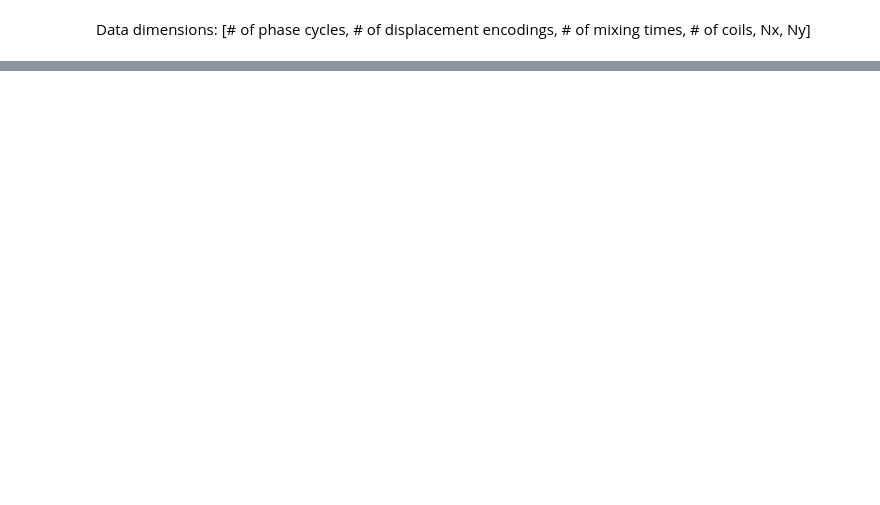
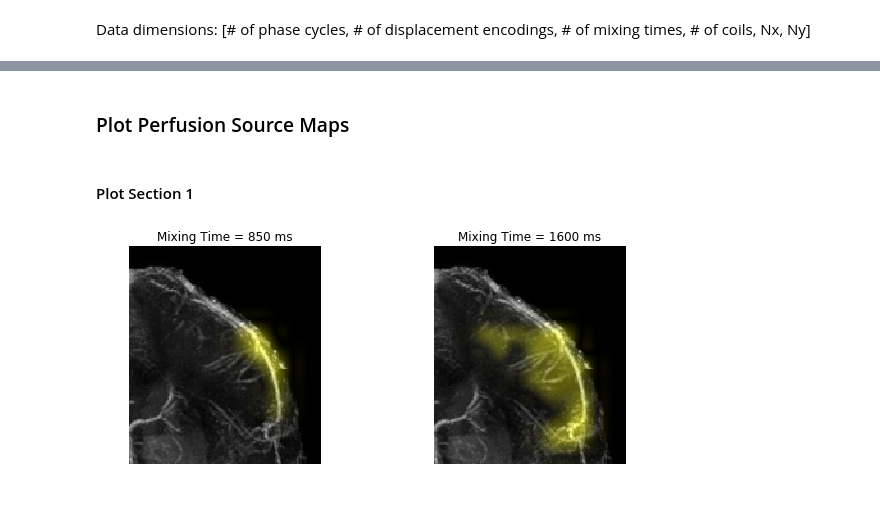
Before and after one commit to mikgroup/Venous-Perfusion-Source-Mapping, a Jupyter notebook: Reproduce Figures.ipynb, the cells around one changed output, grey strips where cells are left out. Drawn from its saved outputs; the diff is of its cells as text; code cells hidden in the pictures; blank space fills up the shorter version.

```diff
--- a/Reproduce Figures.ipynb
+++ b/Reproduce Figures.ipynb
@@ -192,0 +150,38 @@ for i in range(3):
+# %%
+data_ROI1 = np.load("dataset/Figure4/figure4_ROI1_dataset.npy")
+data_ROI2 = np.load("dataset/Figure4/figure4_ROI2_dataset.npy")
+
+QSM_ROI1 = np.load("dataset/Figure4/figure4_ROI1_QSM.npy")
+QSM_ROI2 = np.load("dataset/Figure4/figure4_ROI2_QSM.npy")
+
+colors = np.load("dataset/Figure4/colormap.npy")
+# %% [markdown]
+### Plot Perfusion Source Maps
+# %% [markdown]
+#### Plot Section 1
+# %%
+s1 = data_ROI1[:,:,:,0] + data_ROI1[:,:,:,1]
+
+# Resize and offsets
+resize_factor = (6/0.4688,6/0.5)
+offset = (69,188)
+
+# Plot at three mixing times
+fig, axes = plt.subplots(1, 2, figsize=(10,4))
+for i in range(2):
+    # Resize, threshold and denoise spectra
+    thresh = 0.25/np.exp(-((5*i+3)*150+550)/3500)
+    resized1=libs.ProcessSpectra_comp(s1[:,:,(5*i+5)], s1[:,:,(5*i+5)], thresh, resize_factor)
+
+    # Create overlay in corresponding color
+    overlayed=np.zeros(QSM_ROI1.shape)
+    overlayed = libs.OverlayColor(overlayed, resized1, offset, "yellow")
+    overlayed = 255*np.abs(overlayed)/np.max(np.abs(overlayed))
+
+    new_img = cv.addWeighted(QSM_ROI1.astype('uint8'), 0.85, overlayed.astype('uint8'), 0.5,0)
+    axes[i].imshow(new_img[30:200,270:420])
+    title_subplt = "Mixing Time = " + str(100+150*(5*i+5)) + " ms"
+    axes[i].set_title(title_subplt)
+    axes[i].axis('off')
+# %% [output]
+[figure, added]
```
Also changed, not shown: parts of 104 cells of this notebook, 2 other files.
